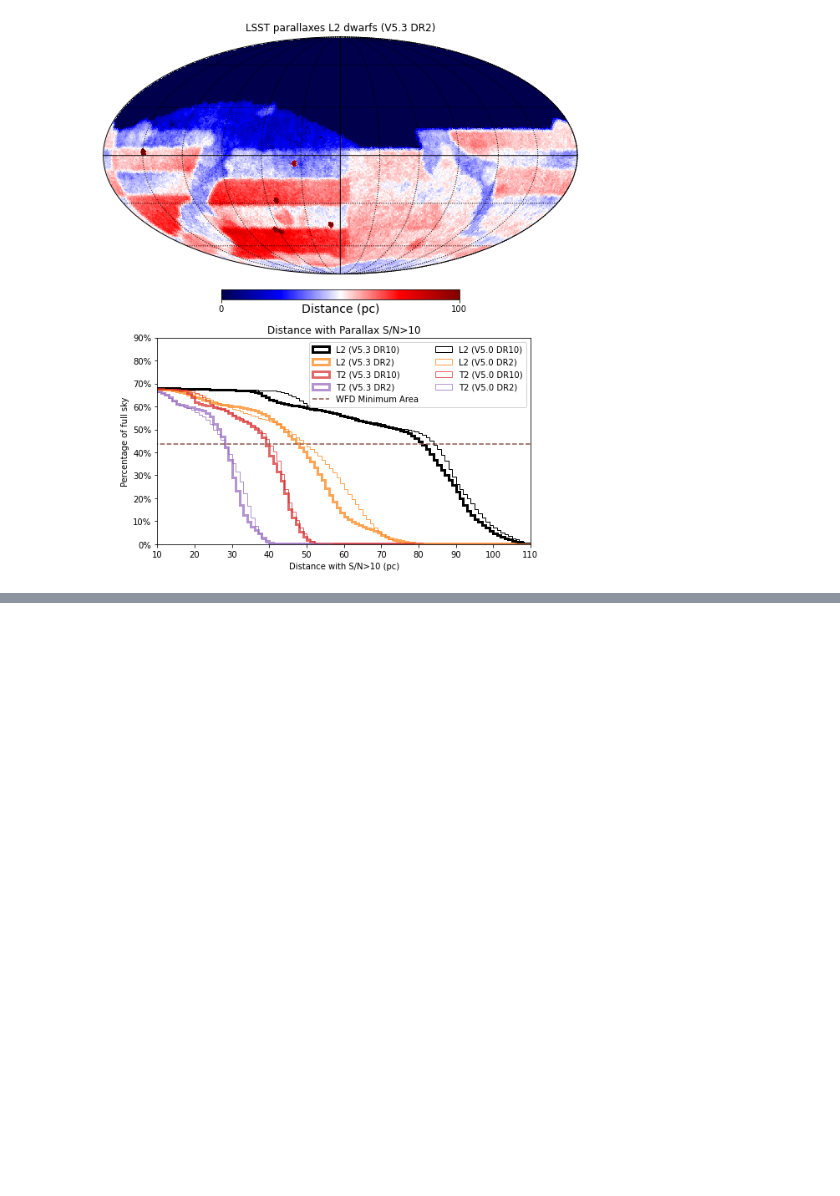
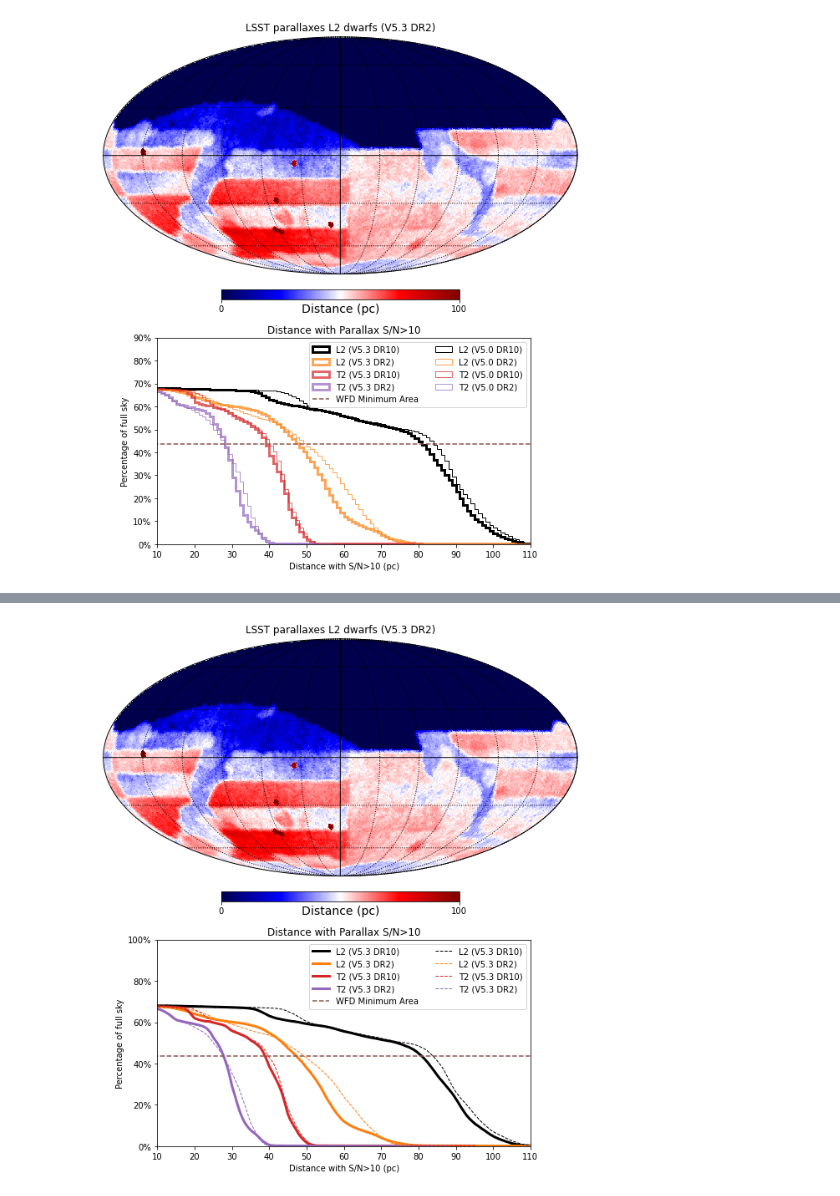
Before and after one commit to jgizis/LSST-BD-Cadence-2025, a Jupyter notebook: plot_for_note.ipynb, the cells around one changed output, grey strips where cells are left out. Saved outputs shown, nothing was run; the diff lists cells and outputs as text; code cells hidden in the pictures; blank space fills up the shorter version.

```diff
--- a/plot_for_note.ipynb
+++ b/plot_for_note.ipynb
@@ -184,0 +312,32 @@ ax_hist.yaxis.set_major_formatter(PercentFormatter(1))
+# %%
+fig = plt.figure(figsize=(8, 10))
+hp.mollview(dd02, title="LSST parallaxes L2 dwarfs (V5.3 DR2)", unit="Distance (pc)", fig=fig, sub=(2,1,1),
+            cmap="seismic", min=0, max=100)
+hp.graticule()  # Optional: adds grid lines for latitude/longitude
+#
+# bottom:
+ax_hist = fig.add_subplot(2, 1, 2)
+ax_hist.ecdf(dd10, label='L2 (V5.3 DR10)', complementary=True, linewidth=3, color='k')
+ax_hist.ecdf(dd02, label='L2 (V5.3 DR2)', complementary=True, linewidth=3, color='C1')
+ax_hist.ecdf(dd10T2, label='T2 (V5.3 DR10)', complementary=True, linewidth=3, color='C3')
+ax_hist.ecdf(dd02T2, label='T2 (V5.3 DR2)', complementary=True, linewidth=3, color='C4')
+ax_hist.set_xlim(110,10)
+# plot WFD here for legend
+ax_hist.plot([0,200],np.array([1,1])*wfd_nominal,'--',color='C5',label='WFD Minimum Area')
+#
+ax_hist.ecdf(v50_dd10, label='L2 (V5.3 DR10)', complementary=True, linewidth=1, color='k', linestyle='dashed')
+ax_hist.ecdf(v50_dd02, label='L2 (V5.3 DR2)', complementary=True, linewidth=1, color='C1', linestyle='dashed')
+ax_hist.ecdf(v50_dd10T2, label='T2 (V5.3 DR10)', complementary=True, linewidth=1, color='C3', linestyle='dashed')
+ax_hist.ecdf(v50_dd02T2, label='T2 (V5.3 DR2)', complementary=True, linewidth=1, color='C4', linestyle='dashed')
+#
+#ax_hist.set_ylim(0,0.9)
+ax_hist.set_xticks(np.arange(10, 111, step=10))
+ax_hist.invert_xaxis()
+ax_hist.legend(loc='upper right',ncols=2)
+#ax_hist.set_title("Cumulative Distributions")
+ax_hist.set_ylabel("Percentage of full sky")
+ax_hist.set_xlabel("Distance with S/N>10 (pc)")
+ax_hist.yaxis.set_major_formatter(PercentFormatter(1))
+plt.savefig('plot-figure1.png')
+# %% [output]
+[figure, added]
```
Also changed, not shown: parts of 10 cells of this notebook, 1 other file.
